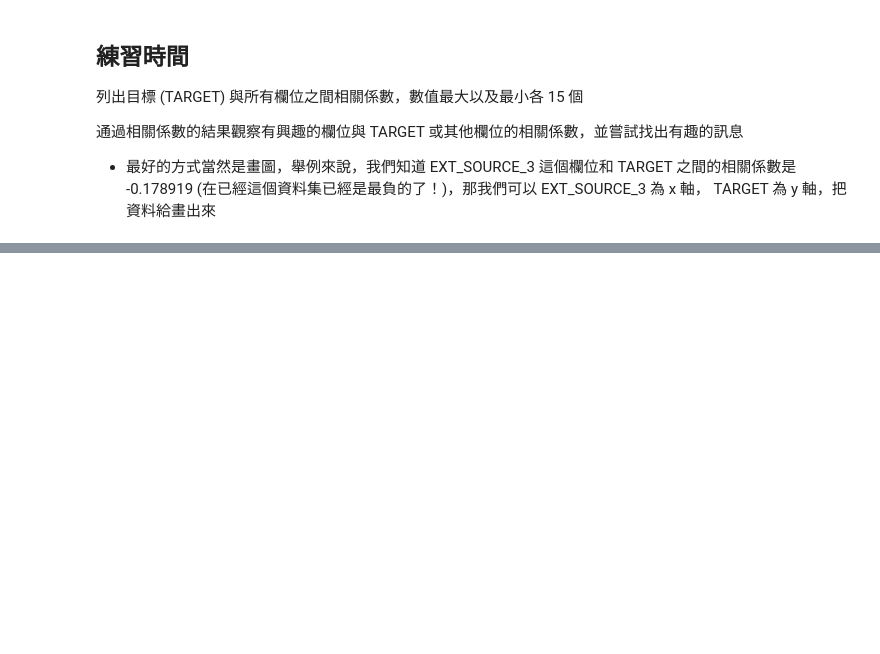
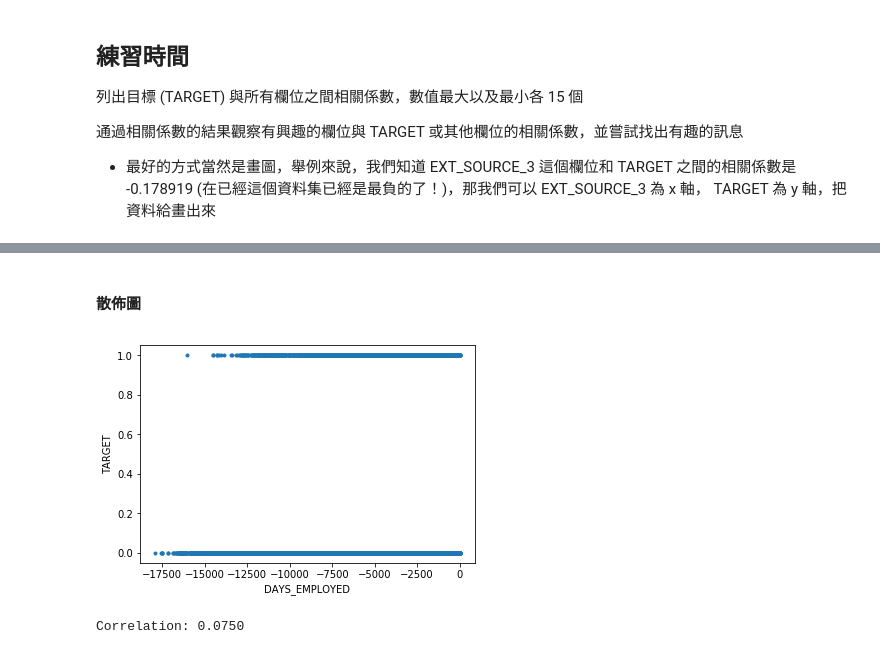
Before and after one commit to shaoxiaochang/2nd-ML100Days, a Jupyter notebook: homework/Day_010_HW.ipynb, the cells around one changed output, grey strips where cells are left out. Saved outputs shown, nothing was run; the diff lists cells and outputs as text; code cells hidden in the pictures; blank space fills up the shorter version.

```diff
--- a/homework/Day_010_HW.ipynb
+++ b/homework/Day_010_HW.ipynb
@@ -193,0 +128,14 @@ plt.show()
+# %%
+sub_df = app_train[app_train['DAYS_EMPLOYED'] != 365243]
+# %% [markdown]
+#### 散佈圖
+# %%
+plt.plot(sub_df['DAYS_EMPLOYED'], sub_df['TARGET'], '.')
+plt.xlabel('DAYS_EMPLOYED')
+plt.ylabel('TARGET')
+plt.show()
+corr = np.corrcoef(sub_df['DAYS_EMPLOYED'], sub_df['TARGET'])
+print("Correlation: %.4f" % (corr[0][1]))
+# %% [output]
+[figure, added]
+Correlation: 0.0750
```
Also changed, not shown: parts of 12 cells of this notebook.
